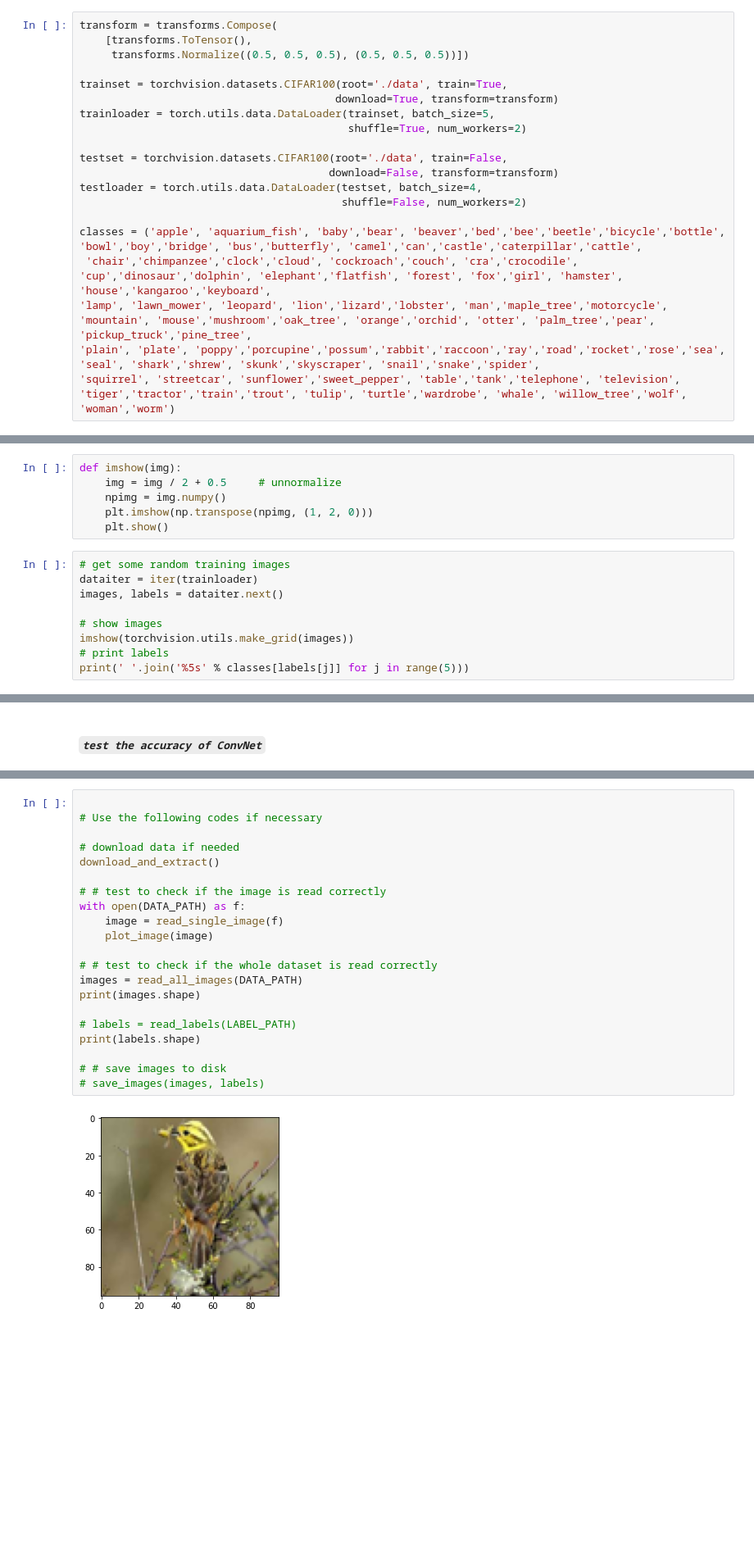
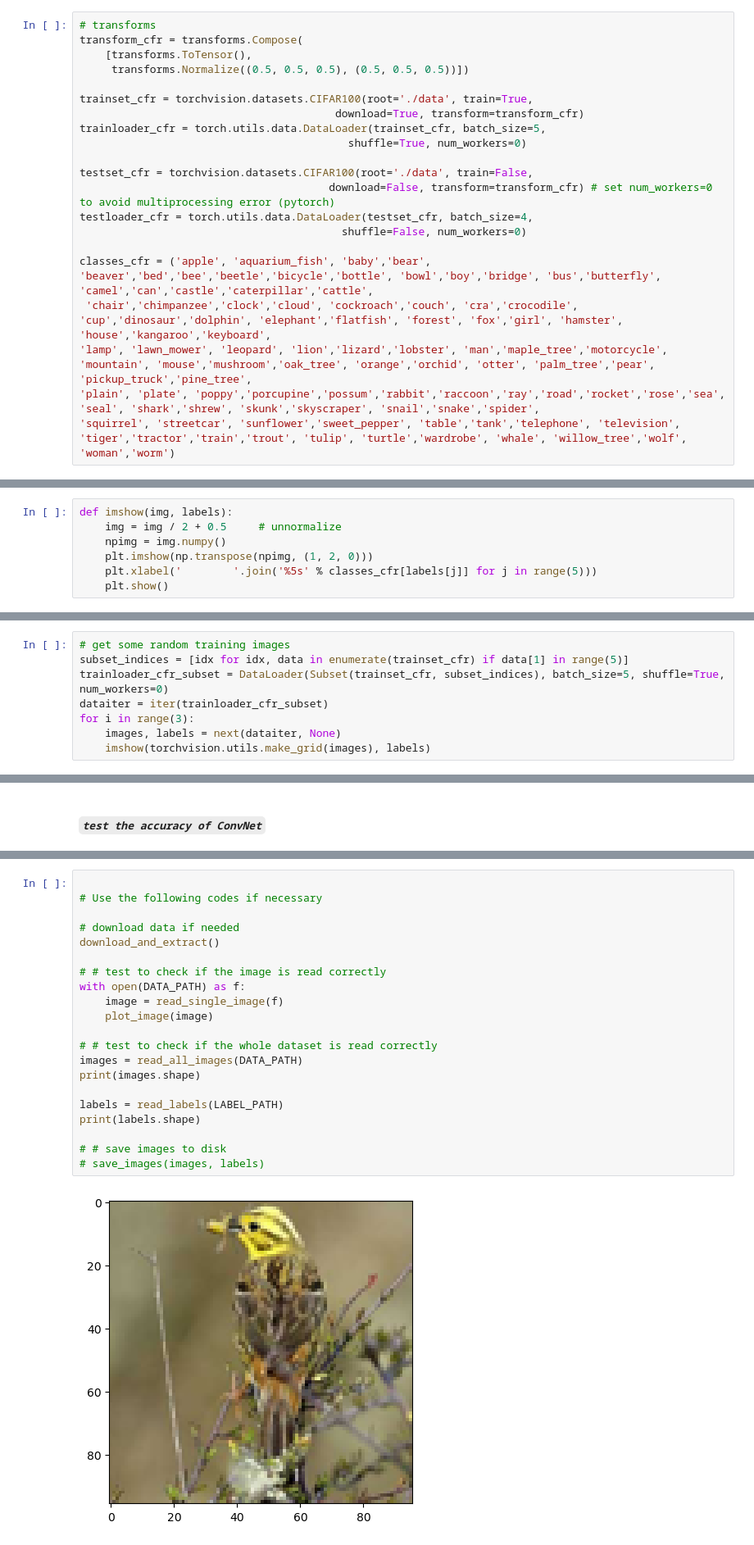
Before and after one commit to abhinav-neil/lenet5-clf-finetuning, a Jupyter notebook: Lab_project_part2_v2.ipynb, the cells around one changed output, grey strips where cells are left out. Shown at 82% size. Cells and saved outputs as stored; diff of their text form; blank space fills up the shorter version.

```diff
--- a/Lab_project_part2_v2.ipynb
+++ b/Lab_project_part2_v2.ipynb
@@ -59,19 +70,20 @@ import torch.optim as optim
 # %%
-transform = transforms.Compose(
+# transforms
+transform_cfr = transforms.Compose(
     [transforms.ToTensor(),
      transforms.Normalize((0.5, 0.5, 0.5), (0.5, 0.5, 0.5))])
 
-trainset = torchvision.datasets.CIFAR100(root='./data', train=True,
-                                        download=True, transform=transform)
-trainloader = torch.utils.data.DataLoader(trainset, batch_size=5,
-                                          shuffle=True, num_workers=2)
+trainset_cfr = torchvision.datasets.CIFAR100(root='./data', train=True,
+                                        download=True, transform=transform_cfr)
+trainloader_cfr = torch.utils.data.DataLoader(trainset_cfr, batch_size=5,
+                                          shuffle=True, num_workers=0)
 
-testset = torchvision.datasets.CIFAR100(root='./data', train=False,
-                                       download=False, transform=transform)
-testloader = torch.utils.data.DataLoader(testset, batch_size=4,
-                                         shuffle=False, num_workers=2)
+testset_cfr = torchvision.datasets.CIFAR100(root='./data', train=False,
+                                       download=False, transform=transform_cfr) # set num_workers=0 to avoid multiprocessing error (pytorch)
+testloader_cfr = torch.utils.data.DataLoader(testset_cfr, batch_size=4,
+                                         shuffle=False, num_workers=0)
 
-classes = ('apple', 'aquarium_fish', 'baby','bear', 'beaver','bed','bee','beetle','bicycle','bottle', 'bowl','boy','bridge', 'bus','butterfly', 'camel','can','castle','caterpillar','cattle',
+classes_cfr = ('apple', 'aquarium_fish', 'baby','bear', 'beaver','bed','bee','beetle','bicycle','bottle', 'bowl','boy','bridge', 'bus','butterfly', 'camel','can','castle','caterpillar','cattle',
  'chair','chimpanzee','clock','cloud', 'cockroach','couch', 'cra','crocodile', 'cup','dinosaur','dolphin', 'elephant','flatfish', 'forest', 'fox','girl', 'hamster', 'house','kangaroo','keyboard',
 'lamp', 'lawn_mower', 'leopard', 'lion','lizard','lobster', 'man','maple_tree','motorcycle', 'mountain', 'mouse','mushroom','oak_tree', 'orange','orchid', 'otter', 'palm_tree','pear', 'pickup_truck','pine_tree',
 'plain', 'plate', 'poppy','porcupine','possum','rabbit','raccoon','ray','road','rocket','rose','sea', 'seal', 'shark','shrew', 'skunk','skyscraper', 'snail','snake','spider',
@@ -83,17 +92,9 @@ Extracting ./data\cifar-100-python.tar.gz to ./data
 ####  **` Q1.1: test dataloader and show the images of each class  of CIFAR-100 (3-pts)`**
 You need to run and modify the given code and **show** the example images of CIFAR-100, **describe** the classes and images of CIFAR-100. (Please visualize at least one picture for the classes of labels from 0 to 4.) (3-*pts*)
 # %%
-def imshow(img):
+def imshow(img, labels):
     img = img / 2 + 0.5     # unnormalize
     npimg = img.numpy()
     plt.imshow(np.transpose(npimg, (1, 2, 0)))
+    plt.xlabel('        '.join('%5s' % classes_cfr[labels[j]] for j in range(5)))
     plt.show()
-# %%
-# get some random training images
-dataiter = iter(trainloader)
-images, labels = dataiter.next()
-
-# show images
-imshow(torchvision.utils.make_grid(images))
-# print labels
-print(' '.join('%5s' % classes[labels[j]] for j in range(5)))
@@ -102,0 +101,8 @@ shrew rabbit beaver  lion   fox
+# %%
+# get some random training images
+subset_indices = [idx for idx, data in enumerate(trainset_cfr) if data[1] in range(5)]
+trainloader_cfr_subset = DataLoader(Subset(trainset_cfr, subset_indices), batch_size=5, shuffle=True, num_workers=0)
+dataiter = iter(trainloader_cfr_subset)
+for i in range(3):
+    images, labels = next(dataiter, None)
+    imshow(torchvision.utils.make_grid(images), labels)
@@ -435,24 +877,24 @@ sys.version_info(major=3, minor=7, micro=13, releaselevel='final', serial=0)
 # %%
 
 # Use the following codes if necessary
 
 # download data if needed
 download_and_extract()
 
 # # test to check if the image is read correctly
 with open(DATA_PATH) as f:
     image = read_single_image(f)
     plot_image(image)
 
 # # test to check if the whole dataset is read correctly
 images = read_all_images(DATA_PATH)
 print(images.shape)
 
-# labels = read_labels(LABEL_PATH)
+labels = read_labels(LABEL_PATH)
 print(labels.shape)
 
 # # save images to disk
 # save_images(images, labels)
 # %% [output]
-[figure, old version]
+[figure, new version]
 (5000, 96, 96, 3)
```
Also changed, not shown: parts of 64 cells of this notebook, 4 other files.
